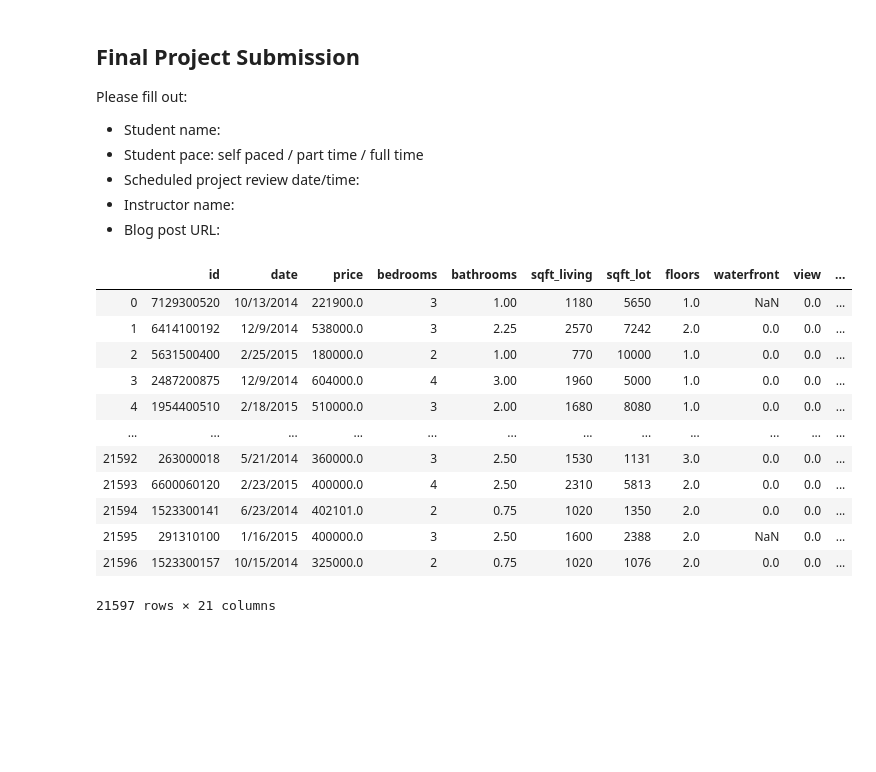
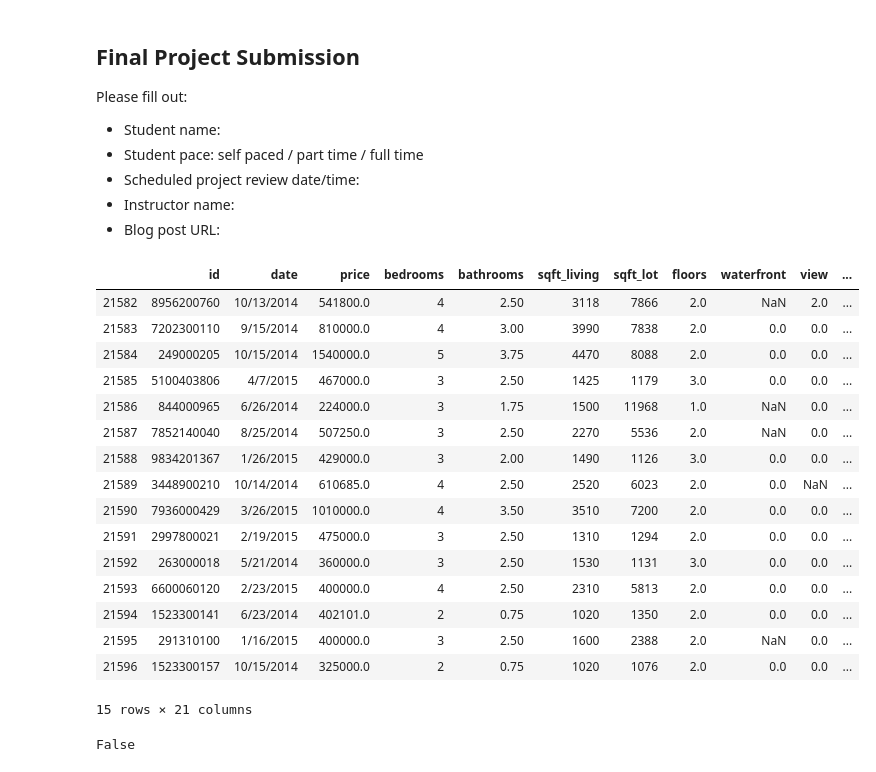
Before and after one commit to aradaha/dsc-mod-2-project-v2-1-onl01-dtsc-ft-030220, a Jupyter notebook: student.ipynb, the cells around one changed output. Drawn from its saved outputs; the diff is of its cells as text; code cells hidden in the pictures; blank space fills up the shorter version.

```diff
--- a/student.ipynb
+++ b/student.ipynb
@@ -21,17 +27,33 @@ import seaborn as sns
 %matplotlib inline
-# %%
-pd.read_csv('kc_house_data.csv')
-# %% [output]
-|  | id | date | price | bedrooms | bathrooms | sqft_living | sqft_lot | floors | waterfront | view | ... |
-| 0 | 7129300520 | 10/13/2014 | 221900.0 | 3 | 1.00 | 1180 | 5650 | 1.0 | NaN | 0.0 | ... |
-| 1 | 6414100192 | 12/9/2014 | 538000.0 | 3 | 2.25 | 2570 | 7242 | 2.0 | 0.0 | 0.0 | ... |
-| 2 | 5631500400 | 2/25/2015 | 180000.0 | 2 | 1.00 | 770 | 10000 | 1.0 | 0.0 | 0.0 | ... |
-| 3 | 2487200875 | 12/9/2014 | 604000.0 | 4 | 3.00 | 1960 | 5000 | 1.0 | 0.0 | 0.0 | ... |
-| 4 | 1954400510 | 2/18/2015 | 510000.0 | 3 | 2.00 | 1680 | 8080 | 1.0 | 0.0 | 0.0 | ... |
-| ... | ... | ... | ... | ... | ... | ... | ... | ... | ... | ... | ... |
-| 21592 | 263000018 | 5/21/2014 | 360000.0 | 3 | 2.50 | 1530 | 1131 | 3.0 | 0.0 | 0.0 | ... |
-| 21593 | 6600060120 | 2/23/2015 | 400000.0 | 4 | 2.50 | 2310 | 5813 | 2.0 | 0.0 | 0.0 | ... |
-| 21594 | 1523300141 | 6/23/2014 | 402101.0 | 2 | 0.75 | 1020 | 1350 | 2.0 | 0.0 | 0.0 | ... |
-| 21595 | 291310100 | 1/16/2015 | 400000.0 | 3 | 2.50 | 1600 | 2388 | 2.0 | NaN | 0.0 | ... |
-| 21596 | 1523300157 | 10/15/2014 | 325000.0 | 2 | 0.75 | 1020 | 1076 | 2.0 | 0.0 | 0.0 | ... |
-21597 rows × 21 columns
+# %%
+# Opening and reading house data
+df = pd.read_csv('kc_house_data.csv')
+df.tail(15)
+# %% [output]
+|  | id | date | price | bedrooms | bathrooms | sqft_living | sqft_lot | floors | waterfront | view | ... |
+| 21582 | 8956200760 | 10/13/2014 | 541800.0 | 4 | 2.50 | 3118 | 7866 | 2.0 | NaN | 2.0 | ... |
+| 21583 | 7202300110 | 9/15/2014 | 810000.0 | 4 | 3.00 | 3990 | 7838 | 2.0 | 0.0 | 0.0 | ... |
+| 21584 | 249000205 | 10/15/2014 | 1540000.0 | 5 | 3.75 | 4470 | 8088 | 2.0 | 0.0 | 0.0 | ... |
+| 21585 | 5100403806 | 4/7/2015 | 467000.0 | 3 | 2.50 | 1425 | 1179 | 3.0 | 0.0 | 0.0 | ... |
+| 21586 | 844000965 | 6/26/2014 | 224000.0 | 3 | 1.75 | 1500 | 11968 | 1.0 | NaN | 0.0 | ... |
+| 21587 | 7852140040 | 8/25/2014 | 507250.0 | 3 | 2.50 | 2270 | 5536 | 2.0 | NaN | 0.0 | ... |
+| 21588 | 9834201367 | 1/26/2015 | 429000.0 | 3 | 2.00 | 1490 | 1126 | 3.0 | 0.0 | 0.0 | ... |
+| 21589 | 3448900210 | 10/14/2014 | 610685.0 | 4 | 2.50 | 2520 | 6023 | 2.0 | 0.0 | NaN | ... |
+| 21590 | 7936000429 | 3/26/2015 | 1010000.0 | 4 | 3.50 | 3510 | 7200 | 2.0 | 0.0 | 0.0 | ... |
+| 21591 | 2997800021 | 2/19/2015 | 475000.0 | 3 | 2.50 | 1310 | 1294 | 2.0 | 0.0 | 0.0 | ... |
+| 21592 | 263000018 | 5/21/2014 | 360000.0 | 3 | 2.50 | 1530 | 1131 | 3.0 | 0.0 | 0.0 | ... |
+| 21593 | 6600060120 | 2/23/2015 | 400000.0 | 4 | 2.50 | 2310 | 5813 | 2.0 | 0.0 | 0.0 | ... |
+| 21594 | 1523300141 | 6/23/2014 | 402101.0 | 2 | 0.75 | 1020 | 1350 | 2.0 | 0.0 | 0.0 | ... |
+| 21595 | 291310100 | 1/16/2015 | 400000.0 | 3 | 2.50 | 1600 | 2388 | 2.0 | NaN | 0.0 | ... |
+| 21596 | 1523300157 | 10/15/2014 | 325000.0 | 2 | 0.75 | 1020 | 1076 | 2.0 | 0.0 | 0.0 | ... |
+15 rows × 21 columns
+# %%
+# Null values in The waterfront, view, and yr_renovated columns
+# can be replaced with zero
+df.waterfront.replace(np.NaN, 0.0, inplace=True)
+df.view.replace(np.NaN, 0.0, inplace=True)
+df.yr_renovated.replace(np.NaN, 0.0, inplace=True)
+# Checking if there are any null values
+df.isnull().values.any()
+# %% [output]
+False
```
Also changed, not shown: parts of 6 cells of this notebook.
